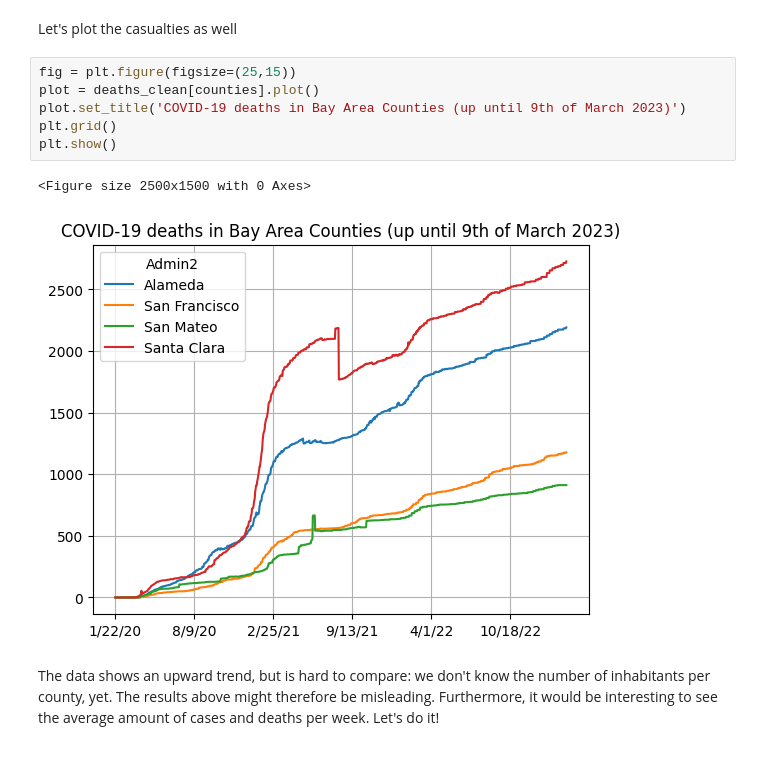
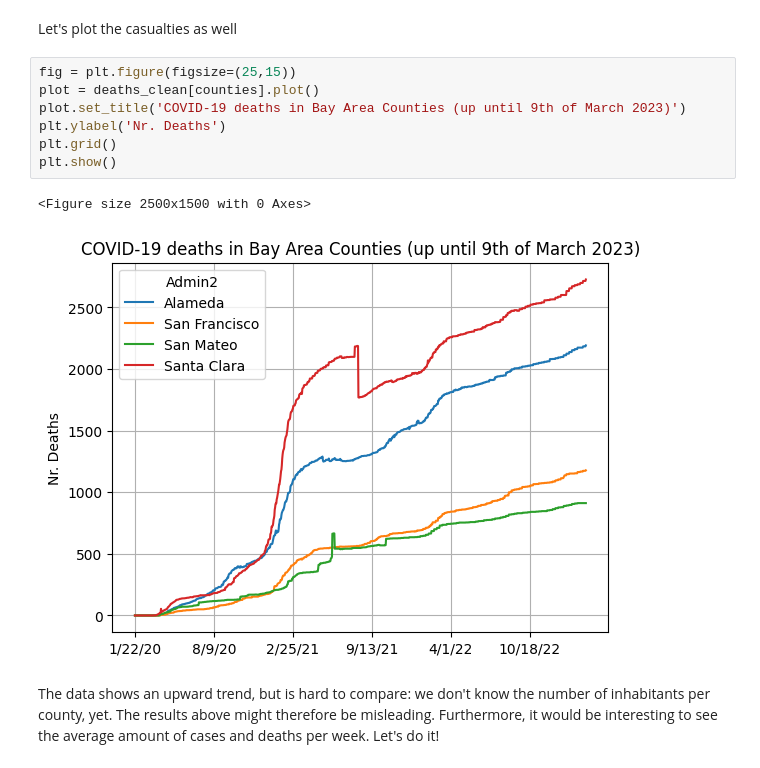
Before and after one commit to JJMFrijns/covid19-analysis, a Jupyter notebook: covid_analysis.ipynb, the cells around one changed output. Cells and saved outputs as stored; diff of their text form.

```diff
--- a/covid_analysis.ipynb
+++ b/covid_analysis.ipynb
@@ -103,12 +106,13 @@ Let's plot the casualties as well
 # %%
 fig = plt.figure(figsize=(25,15))
 plot = deaths_clean[counties].plot()
 plot.set_title('COVID-19 deaths in Bay Area Counties (up until 9th of March 2023)')
+plt.ylabel('Nr. Deaths')
 plt.grid()
 plt.show()
 # %% [output]
 <Figure size 2500x1500 with 0 Axes>
-[figure, old version]
+[figure, new version]
 # %% [markdown]
 The data shows an upward trend, but is hard to compare: we don't know the number of inhabitants per county, yet. The results above might therefore be misleading. Furthermore, it would be interesting to see the average amount of cases and deaths per week. Let's do it!
 # %% [markdown]
```
Also changed, not shown: parts of 7 cells of this notebook.
